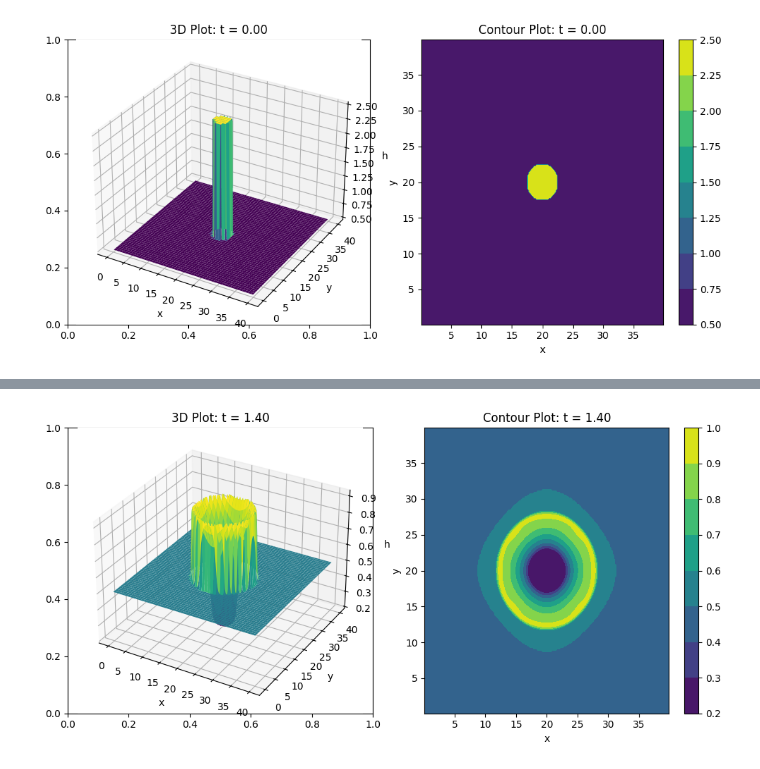
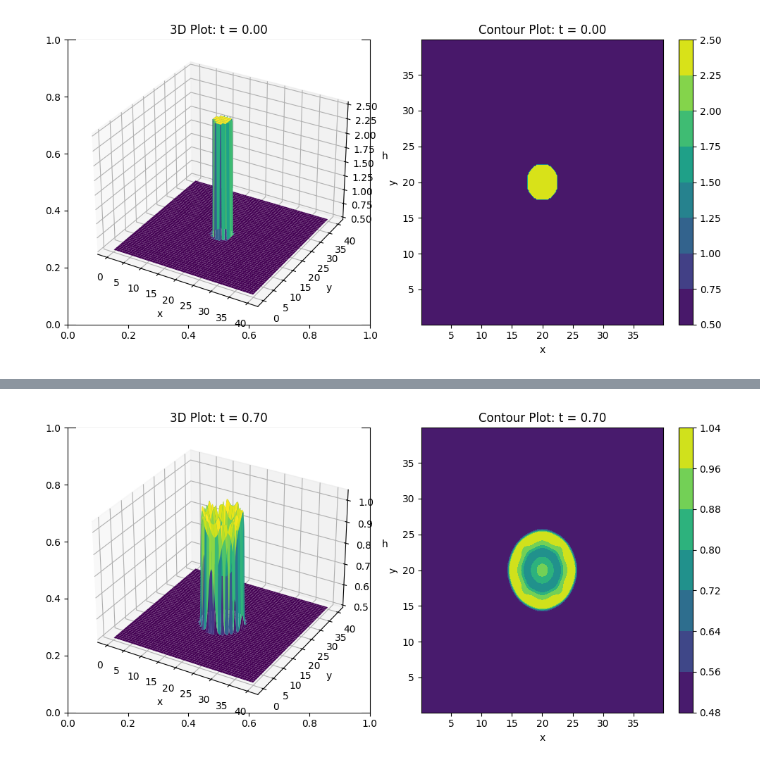
Before and after one commit to MelissaJessen/Shallow-Water-Equations, a Jupyter notebook: trento-course.ipynb, the cells around one changed output, grey strips where cells are left out. Saved outputs shown, nothing was run; the diff lists cells and outputs as text; code cells hidden in the pictures.

```diff
--- a/trento-course.ipynb
+++ b/trento-course.ipynb
@@ -868,7 +868,7 @@ Ny = Nx
 xL, xR = 0, 40
 yL, yR = 0, 40
 t = 0
-tend = 1.4 # 1
+tend = 0.7 # 1
 CFL = 0.9
 
 dx = (xR - xL) / Nx
@@ -1013,33 +1013,33 @@ timestamp
 # %%
 save = 1
 
 # Plot the final data in 3D and in contour
 fig, axes = plt.subplots(1, 2, figsize=(10, 5))
 
 # 3D Surface plot on the first subplot
 ax1 = fig.add_subplot(121, projection='3d')
 X, Y = np.meshgrid(x, y)
 ax1.plot_surface(X, Y, Q[0, :, :], cmap='viridis')
 ax1.set_title(f'3D Plot: t = {t:.2f}')
 ax1.set_xlabel('x')
 ax1.set_ylabel('y')
 ax1.set_zlabel('h')
 
 # Contour plot on the second subplot
 ax2 = axes[1]
 contour = ax2.contourf(X, Y, Q[0, :, :], cmap='viridis')
 fig.colorbar(contour, ax=ax2)
 ax2.set_title(f'Contour Plot: t = {t:.2f}')
 ax2.set_xlabel('x')
 ax2.set_ylabel('y')
 
 plt.tight_layout()
 
 # Save figure
 if save:
-    filename = f'plots/toro2D_t={tend}.png'
-    plt.savefig(filename)
+    filename = f'plots/toro2D_t={tend}.pdf'
+    plt.savefig(filename, format='pdf')
 
 plt.show()
 # %% [output]
-[figure, old version]
+[figure, new version]
```
Also changed, not shown: parts of 1 cell of this notebook, 46 other files.
